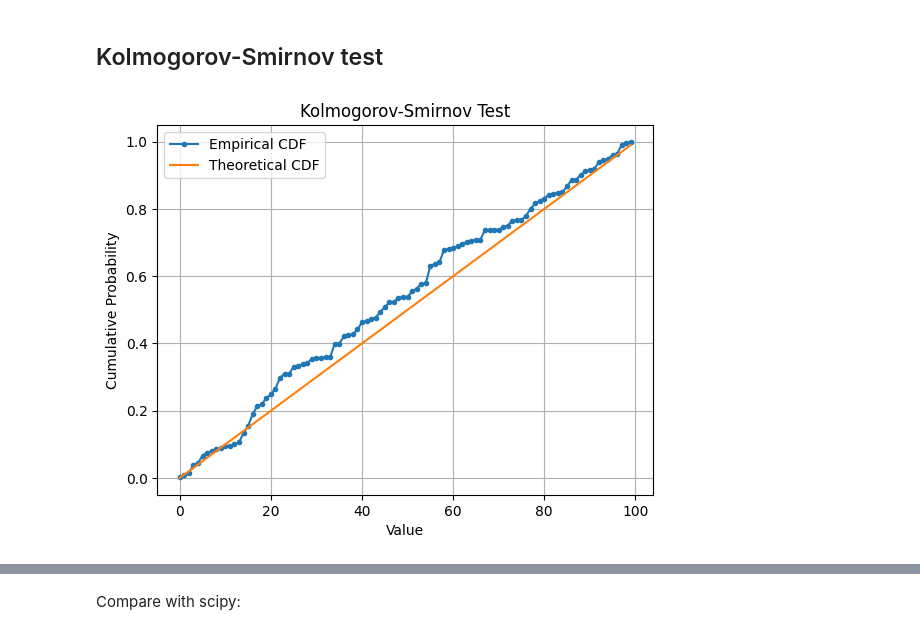
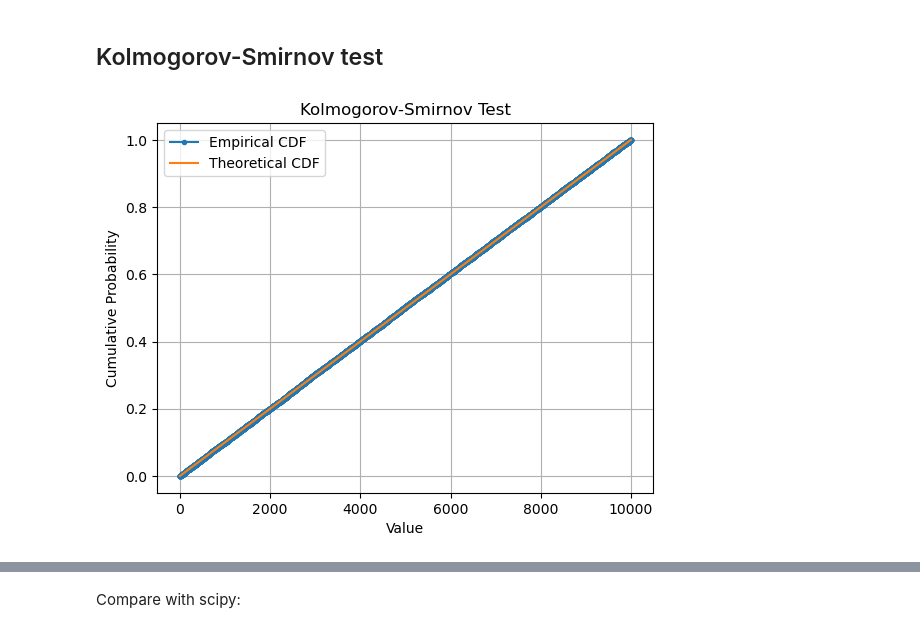
Before and after one commit to oliboli9/stochastic-simulation, a Jupyter notebook: exercises/1-GeneratingRandomNumbers.ipynb, the cells around one changed output, grey strips where cells are left out. Drawn from its saved outputs; the diff is of its cells as text; code cells hidden in the pictures.

```diff
--- a/exercises/1-GeneratingRandomNumbers.ipynb
+++ b/exercises/1-GeneratingRandomNumbers.ipynb
@@ -84,17 +84,17 @@ def kolmogorov_smirnov_test(numbers):
     D = np.max(np.abs(empirical_cdf - theoretical_cdf))
     return D, (theoretical_cdf, empirical_cdf)
 # %%
-D, (theoretical_cdf, empirical_cdf) = kolmogorov_smirnov_test(numbers[:100])
+D, (theoretical_cdf, empirical_cdf) = kolmogorov_smirnov_test(numbers)
 plt.plot(empirical_cdf, label='Empirical CDF', marker='.')
 plt.plot(theoretical_cdf, label='Theoretical CDF', linestyle='-')
 plt.title('Kolmogorov-Smirnov Test')
 plt.xlabel('Value')
 plt.ylabel('Cumulative Probability')
 plt.legend()
 plt.grid()
 plt.show()
 # %% [output]
-[figure, old version]
+[figure, new version]
 # %%
 D, _ = kolmogorov_smirnov_test(numbers)
 (np.sqrt(n)+0.12+(0.11/np.sqrt(n)))*D
```
Also changed, not shown: parts of 18 cells of this notebook.
